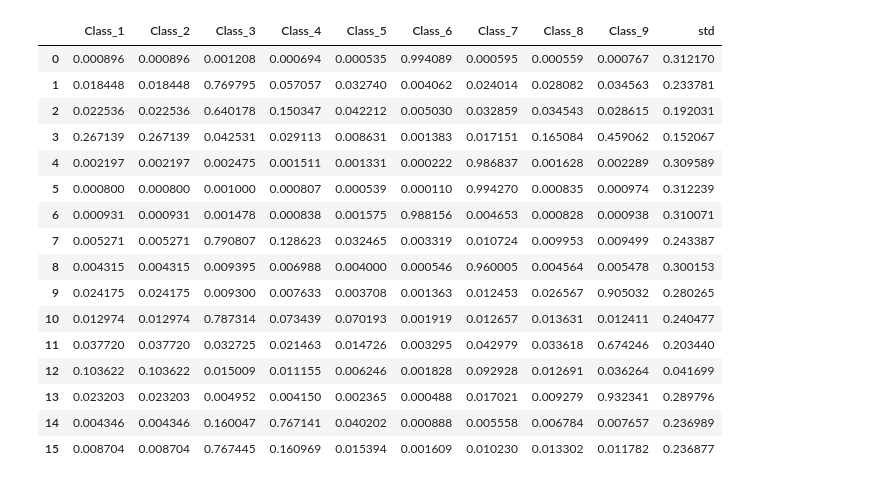
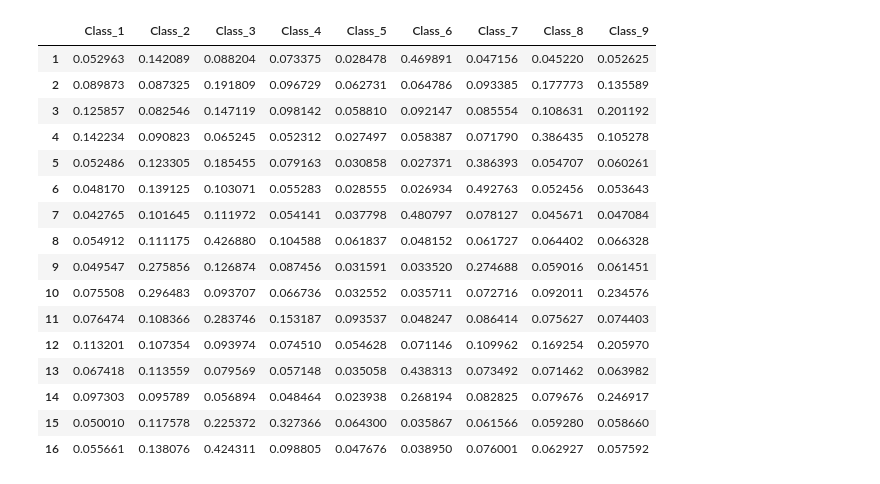
Before and after one commit to wooohoooo/Kaggle_Pikki, a Jupyter notebook: Untitled0.ipynb, the cells around one changed output. Cells and saved outputs as stored; diff of their text form; code cells hidden in the pictures.

```diff
--- a/Untitled0.ipynb
+++ b/Untitled0.ipynb
@@ -1,8 +1,9 @@
 # %%
 %load otto_Pikki.py
 # %%
+%%writefile otto_Pikki.py
 #%%writefile otto_Pikki.py
-%matplotlib inline
+#%matplotlib inline
 
 import pandas as pd
 import numpy as np
@@ -322,9 +323,11 @@ def combine_results(voting = 'hard',clf_list = ['test_small','test2_small']):
         df1 = df1.drop('std',axis=1)
         df2 = df2.drop('std',axis=1)
 
-        df1_new = df1#pd.DataFrame(df1.values**std1.values, columns = df1.columns, index=df1.index)
-        df2_new = df2#pd.DataFrame(df2.values**std2.values, columns = df2.columns, index=df2.index)
-        df_new = pd.DataFrame(df1.values*df2.values, columns=df1.columns, index=df1.index)
+        df1_new = df1.pow(std1.values,axis = 0)#pd.DataFrame(df1.values**std1.values, columns = df1.columns, index=df1.index)
+        df2_new = df2.pow(std2.values,axis=0)#pd.DataFrame(df2.values**std2.values, columns = df2.columns, index=df2.index)
+        df_new = pd.DataFrame(df1_new.values*df2_new.values, columns=df1.columns, index=df1.index)
+        df_new = df_new.div(df_new.sum(axis=1), axis=0)
+
 
   ####endnew
 
@@ -354,7 +357,7 @@ def combine_results(voting = 'hard',clf_list = ['test_small','test2_small']):
     print('zero')
     try:
      print('first')
-     clf_names = 'with_'
+     clf_names = voting +'_'
      print('second')
      for i in range(len(clf_list)):
          print(clf_list[i])
@@ -460,0 +461,2 @@ loading data
+# %%
+a = combine_results(voting='soft',clf_list=['test52','test49'])
@@ -461,2 +476,20 @@ loading data
 # %%
-a = df.reset_index()
+a
+# %% [output]
+|  | Class_1 | Class_2 | Class_3 | Class_4 | Class_5 | Class_6 | Class_7 | Class_8 | Class_9 |
+| 1 | 0.052963 | 0.142089 | 0.088204 | 0.073375 | 0.028478 | 0.469891 | 0.047156 | 0.045220 | 0.052625 |
+| 2 | 0.089873 | 0.087325 | 0.191809 | 0.096729 | 0.062731 | 0.064786 | 0.093385 | 0.177773 | 0.135589 |
+| 3 | 0.125857 | 0.082546 | 0.147119 | 0.098142 | 0.058810 | 0.092147 | 0.085554 | 0.108631 | 0.201192 |
+| 4 | 0.142234 | 0.090823 | 0.065245 | 0.052312 | 0.027497 | 0.058387 | 0.071790 | 0.386435 | 0.105278 |
+| 5 | 0.052486 | 0.123305 | 0.185455 | 0.079163 | 0.030858 | 0.027371 | 0.386393 | 0.054707 | 0.060261 |
+| 6 | 0.048170 | 0.139125 | 0.103071 | 0.055283 | 0.028555 | 0.026934 | 0.492763 | 0.052456 | 0.053643 |
+| 7 | 0.042765 | 0.101645 | 0.111972 | 0.054141 | 0.037798 | 0.480797 | 0.078127 | 0.045671 | 0.047084 |
+| 8 | 0.054912 | 0.111175 | 0.426880 | 0.104588 | 0.061837 | 0.048152 | 0.061727 | 0.064402 | 0.066328 |
+| 9 | 0.049547 | 0.275856 | 0.126874 | 0.087456 | 0.031591 | 0.033520 | 0.274688 | 0.059016 | 0.061451 |
+| 10 | 0.075508 | 0.296483 | 0.093707 | 0.066736 | 0.032552 | 0.035711 | 0.072716 | 0.092011 | 0.234576 |
+| 11 | 0.076474 | 0.108366 | 0.283746 | 0.153187 | 0.093537 | 0.048247 | 0.086414 | 0.075627 | 0.074403 |
+| 12 | 0.113201 | 0.107354 | 0.093974 | 0.074510 | 0.054628 | 0.071146 | 0.109962 | 0.169254 | 0.205970 |
+| 13 | 0.067418 | 0.113559 | 0.079569 | 0.057148 | 0.035058 | 0.438313 | 0.073492 | 0.071462 | 0.063982 |
+| 14 | 0.097303 | 0.095789 | 0.056894 | 0.048464 | 0.023938 | 0.268194 | 0.082825 | 0.079676 | 0.246917 |
+| 15 | 0.050010 | 0.117578 | 0.225372 | 0.327366 | 0.064300 | 0.035867 | 0.061566 | 0.059280 | 0.058660 |
+| 16 | 0.055661 | 0.138076 | 0.424311 | 0.098805 | 0.047676 | 0.038950 | 0.076001 | 0.062927 | 0.057592 |
@@ -473,21 +495,0 @@ d = pd.DataFrame(b.values*c.values, columns=b.columns, index=b.index)
-# %%
-stdb = b['std']
-b
-# %% [output]
-|  | Class_1 | Class_2 | Class_3 | Class_4 | Class_5 | Class_6 | Class_7 | Class_8 | Class_9 | std |
-| 0 | 0.000896 | 0.000896 | 0.001208 | 0.000694 | 0.000535 | 0.994089 | 0.000595 | 0.000559 | 0.000767 | 0.312170 |
-| 1 | 0.018448 | 0.018448 | 0.769795 | 0.057057 | 0.032740 | 0.004062 | 0.024014 | 0.028082 | 0.034563 | 0.233781 |
-| 2 | 0.022536 | 0.022536 | 0.640178 | 0.150347 | 0.042212 | 0.005030 | 0.032859 | 0.034543 | 0.028615 | 0.192031 |
-| 3 | 0.267139 | 0.267139 | 0.042531 | 0.029113 | 0.008631 | 0.001383 | 0.017151 | 0.165084 | 0.459062 | 0.152067 |
-| 4 | 0.002197 | 0.002197 | 0.002475 | 0.001511 | 0.001331 | 0.000222 | 0.986837 | 0.001628 | 0.002289 | 0.309589 |
-| 5 | 0.000800 | 0.000800 | 0.001000 | 0.000807 | 0.000539 | 0.000110 | 0.994270 | 0.000835 | 0.000974 | 0.312239 |
-| 6 | 0.000931 | 0.000931 | 0.001478 | 0.000838 | 0.001575 | 0.988156 | 0.004653 | 0.000828 | 0.000938 | 0.310071 |
-| 7 | 0.005271 | 0.005271 | 0.790807 | 0.128623 | 0.032465 | 0.003319 | 0.010724 | 0.009953 | 0.009499 | 0.243387 |
-| 8 | 0.004315 | 0.004315 | 0.009395 | 0.006988 | 0.004000 | 0.000546 | 0.960005 | 0.004564 | 0.005478 | 0.300153 |
-| 9 | 0.024175 | 0.024175 | 0.009300 | 0.007633 | 0.003708 | 0.001363 | 0.012453 | 0.026567 | 0.905032 | 0.280265 |
-| 10 | 0.012974 | 0.012974 | 0.787314 | 0.073439 | 0.070193 | 0.001919 | 0.012657 | 0.013631 | 0.012411 | 0.240477 |
-| 11 | 0.037720 | 0.037720 | 0.032725 | 0.021463 | 0.014726 | 0.003295 | 0.042979 | 0.033618 | 0.674246 | 0.203440 |
-| 12 | 0.103622 | 0.103622 | 0.015009 | 0.011155 | 0.006246 | 0.001828 | 0.092928 | 0.012691 | 0.036264 | 0.041699 |
-| 13 | 0.023203 | 0.023203 | 0.004952 | 0.004150 | 0.002365 | 0.000488 | 0.017021 | 0.009279 | 0.932341 | 0.289796 |
-| 14 | 0.004346 | 0.004346 | 0.160047 | 0.767141 | 0.040202 | 0.000888 | 0.005558 | 0.006784 | 0.007657 | 0.236989 |
-| 15 | 0.008704 | 0.008704 | 0.767445 | 0.160969 | 0.015394 | 0.001609 | 0.010230 | 0.013302 | 0.011782 | 0.236877 |
```
Also changed, not shown: parts of 14 cells of this notebook, 7 other files.
